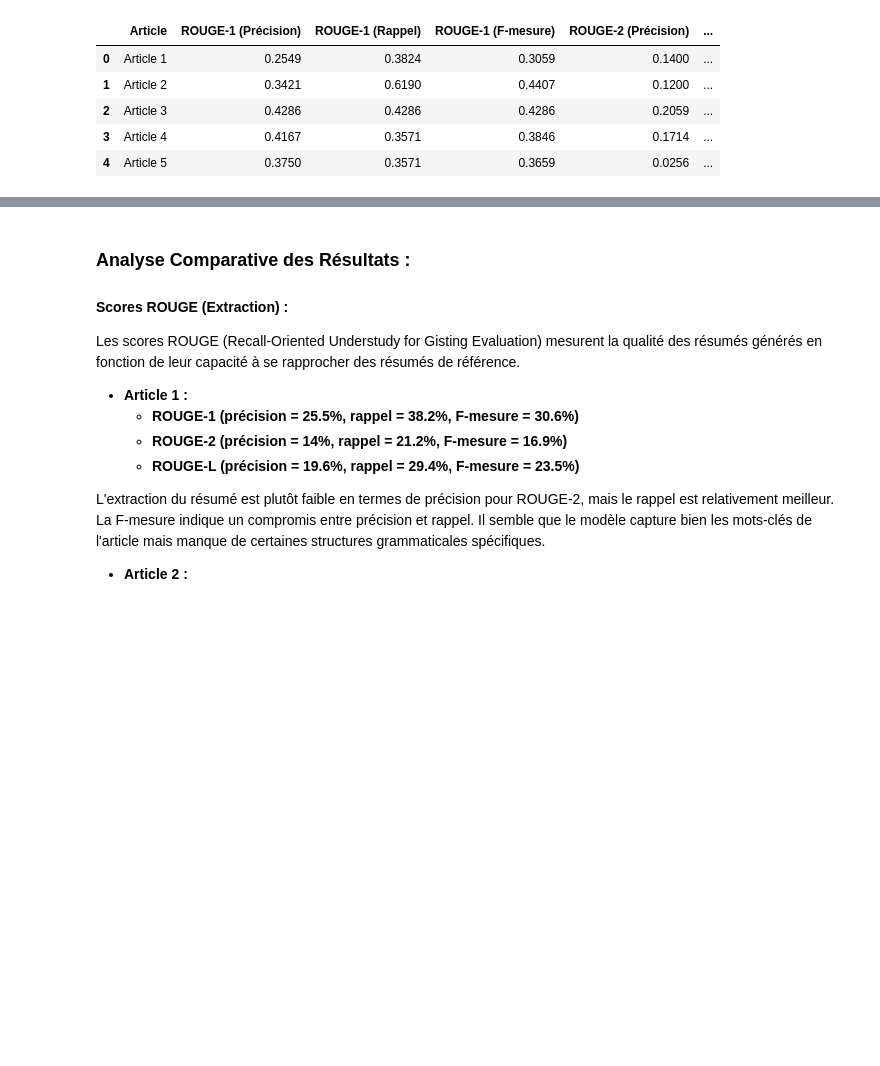
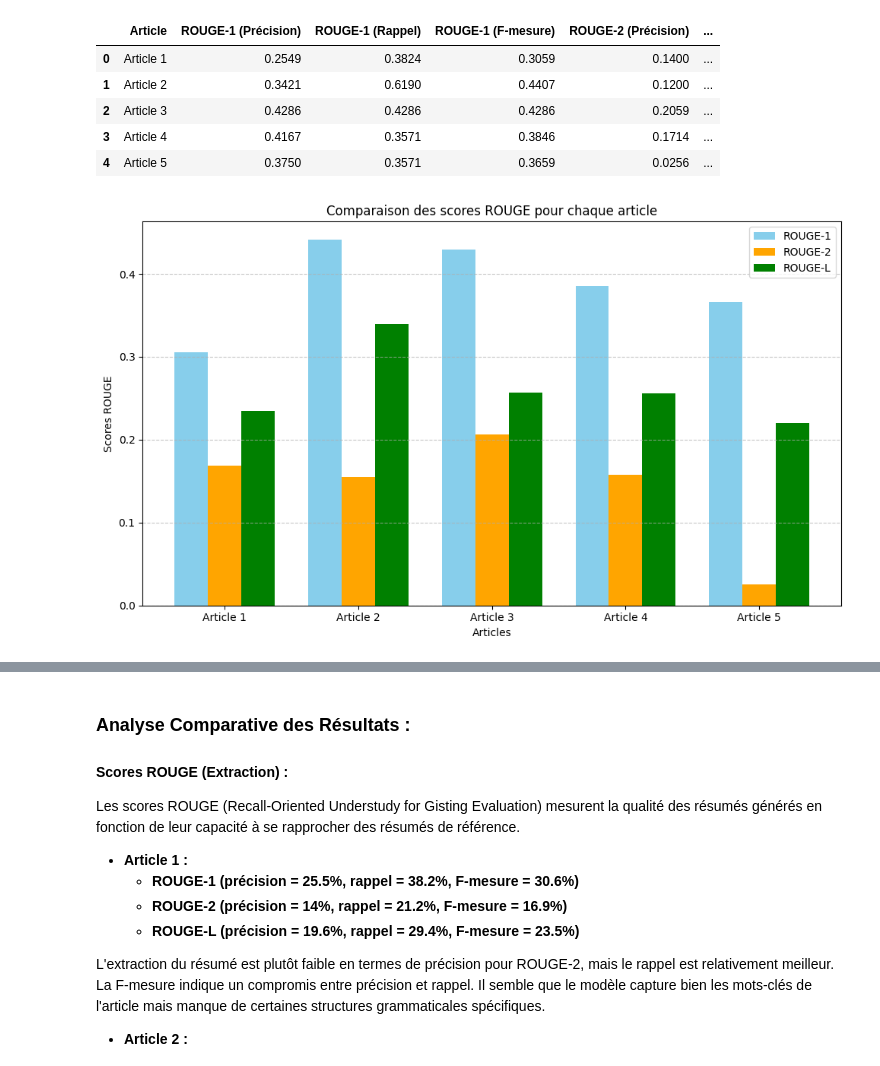
Before and after one commit to VirtuelsDev/nlp-summarization-project, a Jupyter notebook: nlp2.ipynb, the cells around one changed output, grey strips where cells are left out. Saved outputs shown, nothing was run; the diff lists cells and outputs as text; code cells hidden in the pictures; blank space fills up the shorter version.

```diff
--- a/nlp2.ipynb
+++ b/nlp2.ipynb
@@ -293,3 +293,35 @@ display(df2)
 | 2 | Article 3 | 0.4286 | 0.4286 | 0.4286 | 0.2059 | ... |
 | 3 | Article 4 | 0.4167 | 0.3571 | 0.3846 | 0.1714 | ... |
 | 4 | Article 5 | 0.3750 | 0.3571 | 0.3659 | 0.0256 | ... |
+# %%
+# Reimporting necessary libraries and reinitializing data due to reset
+import matplotlib.pyplot as plt
+import numpy as np
+
+# Data for the graphs
+articles = ["Article 1", "Article 2", "Article 3", "Article 4", "Article 5"]
+rouge_1_scores = [0.305, 0.441, 0.429, 0.385, 0.366]
+rouge_2_scores = [0.169, 0.155, 0.206, 0.158, 0.025]
+rouge_l_scores = [0.235, 0.339, 0.257, 0.256, 0.22]
+bleu_scores = [0.102, 0.111, 0.000, 0.113, 0.000]
+# %%
+# Graphique 1: Comparaison des scores ROUGE pour chaque article
+plt.figure(figsize=(10, 6))
+x = np.arange(len(articles))
+width = 0.25
+
+plt.bar(x - width, rouge_1_scores, width, label='ROUGE-1', color='skyblue')
+plt.bar(x, rouge_2_scores, width, label='ROUGE-2', color='orange')
+plt.bar(x + width, rouge_l_scores, width, label='ROUGE-L', color='green')
+
+plt.xticks(x, articles)
+plt.xlabel("Articles")
+plt.ylabel("Scores ROUGE")
+plt.title("Comparaison des scores ROUGE pour chaque article")
+plt.legend()
+plt.grid(axis='y', linestyle='--', alpha=0.7)
+plt.tight_layout()
+plt.savefig("data/ROUGE_scores_comparison.png")  # Save the graph as an image
+plt.show()
+# %% [output]
+[figure, added]
```
Also changed, not shown: parts of 5 cells of this notebook, 1 other file.
